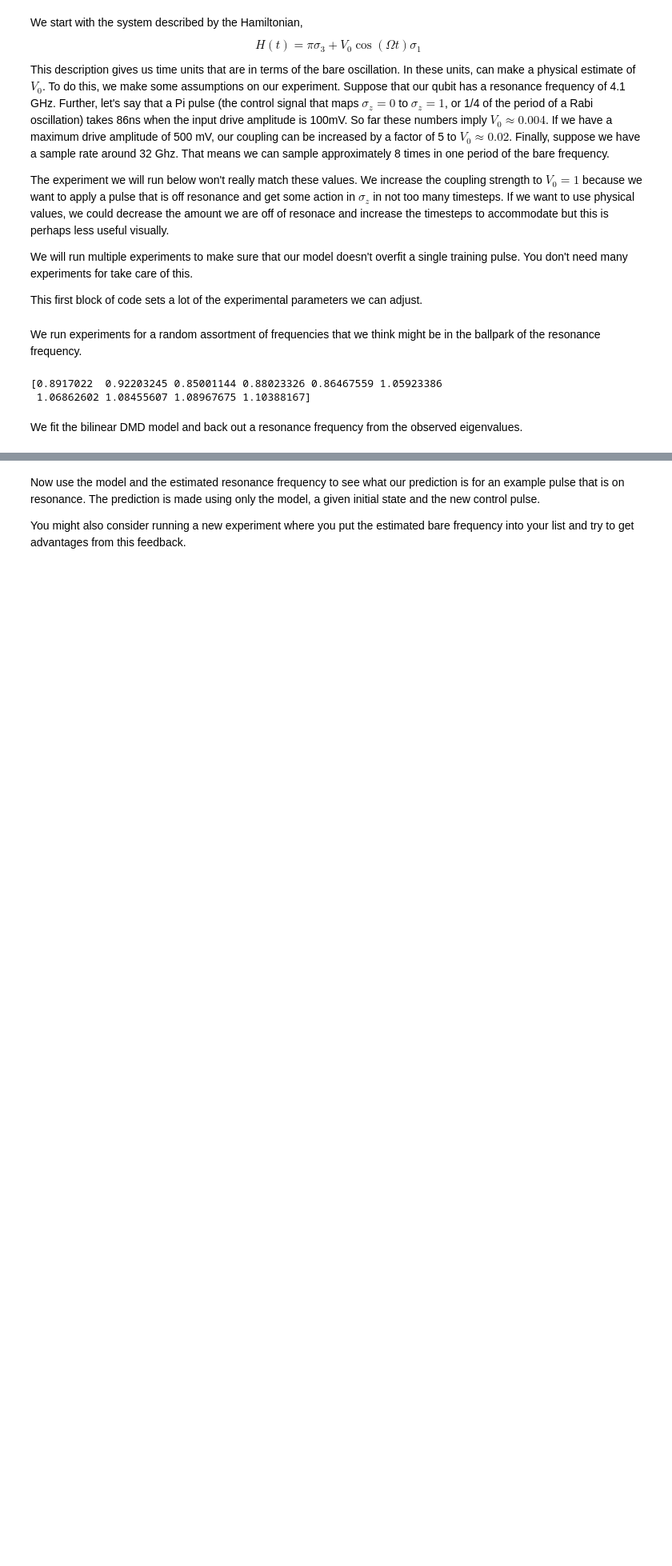
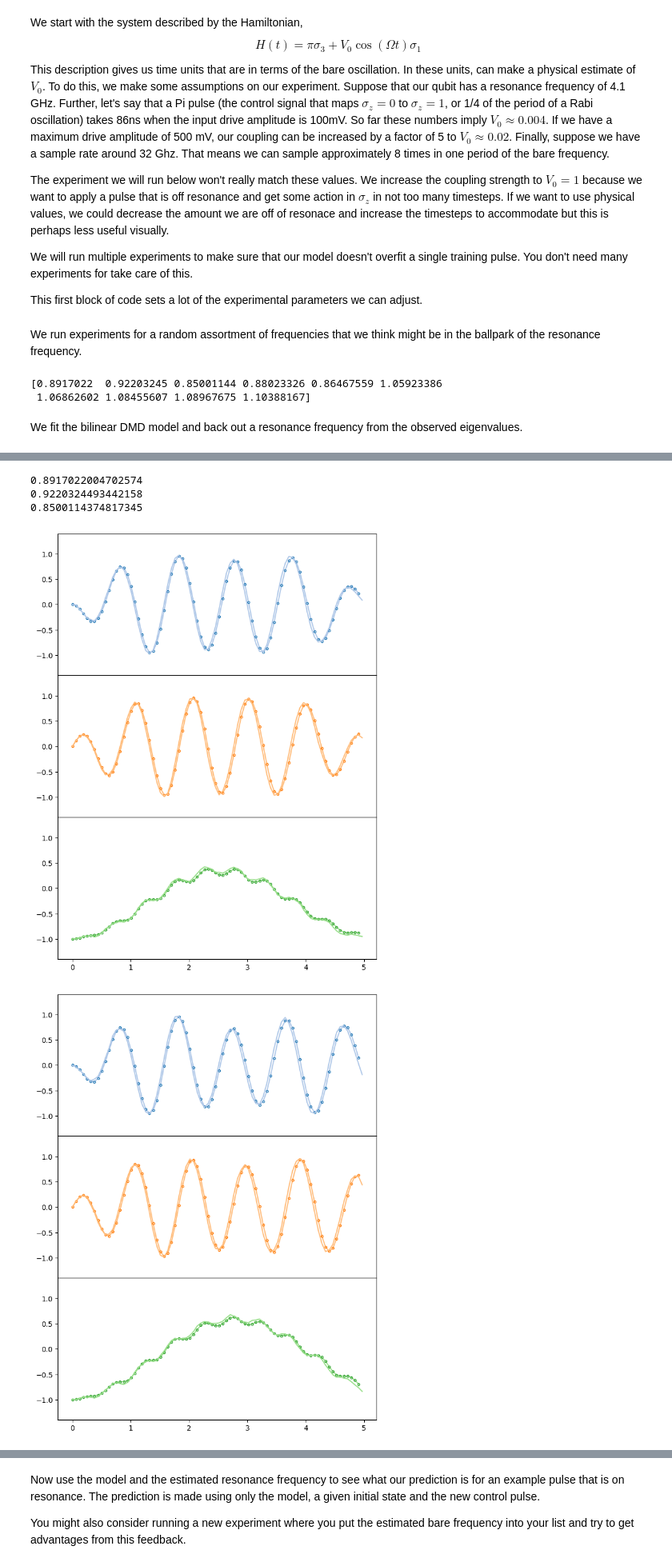
Before and after one commit to ImanGarsha/biDMD-for-quantum, a Jupyter notebook: Examples.ipynb, the cells around one changed output, grey strips where cells are left out. Shown at 80% size. Saved outputs shown, nothing was run; the diff lists cells and outputs as text; code cells hidden in the pictures; blank space fills up the shorter version.

```diff
--- a/Examples.ipynb
+++ b/Examples.ipynb
@@ -213,0 +373,18 @@ for j in range(min(n_experiments, 3)):
+# %%
+# Plot some of the training data and the training fit
+for j in range(min(n_experiments, 3)):
+    fig, axes = plt.subplots(3, 1, figsize=[8,10.75])
+    X_predict = model1.predict_dst(control=QbData.Uy[j], x0=QbData.Y[j][:,0])
+    print(QbData.Args_List[j]['Omega']/2/np.pi)
+    for m in range(n_measure):
+        axes[m].plot(QbData.Ty[j][:-1], X_predict[m,:-1], color=cmap2(2*m+1), marker='o', markeredgecolor=cmap(m), markerfacecolor='None', ms=3)
+        axes[m].plot(QbData.Ty[j], QbData.Y[j][m], color=cmap2(2*m+1))
+        axes[m].set_ylim([-1.4,1.4])
+    [ax.set_xticks([]) for ax in axes.flatten()[:-1]]
+    fig.subplots_adjust(wspace=0, hspace=0)
+# %% [output]
+0.8917022004702574
+0.9220324493442158
+0.8500114374817345
+[figure, added]
+[figure, added]
```
Also changed, not shown: parts of 18 cells of this notebook.
